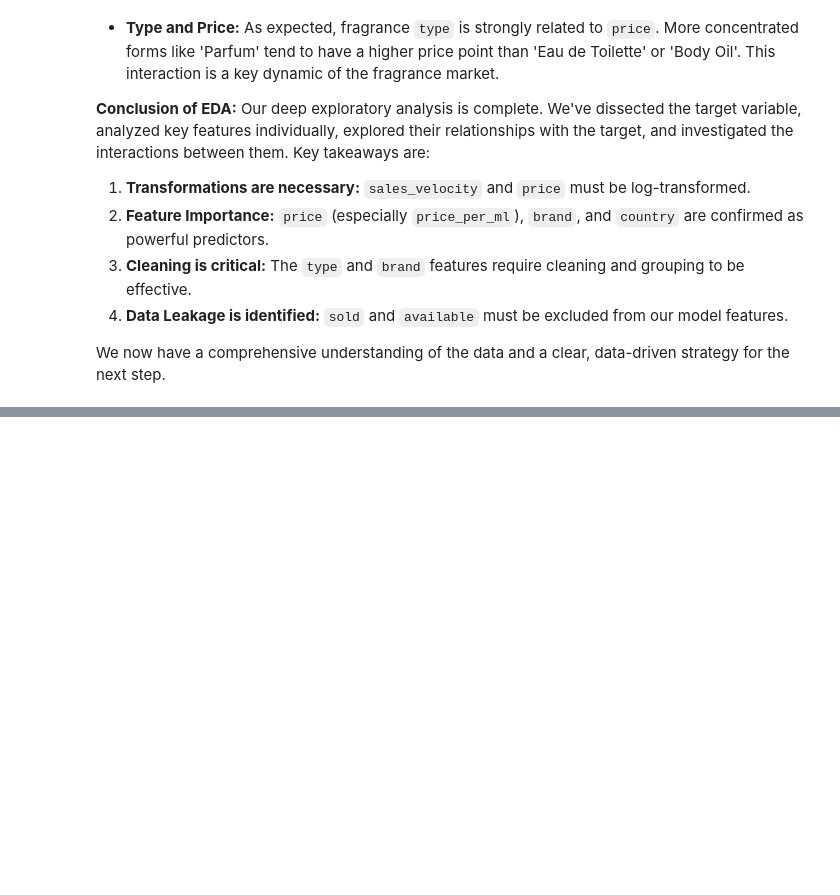
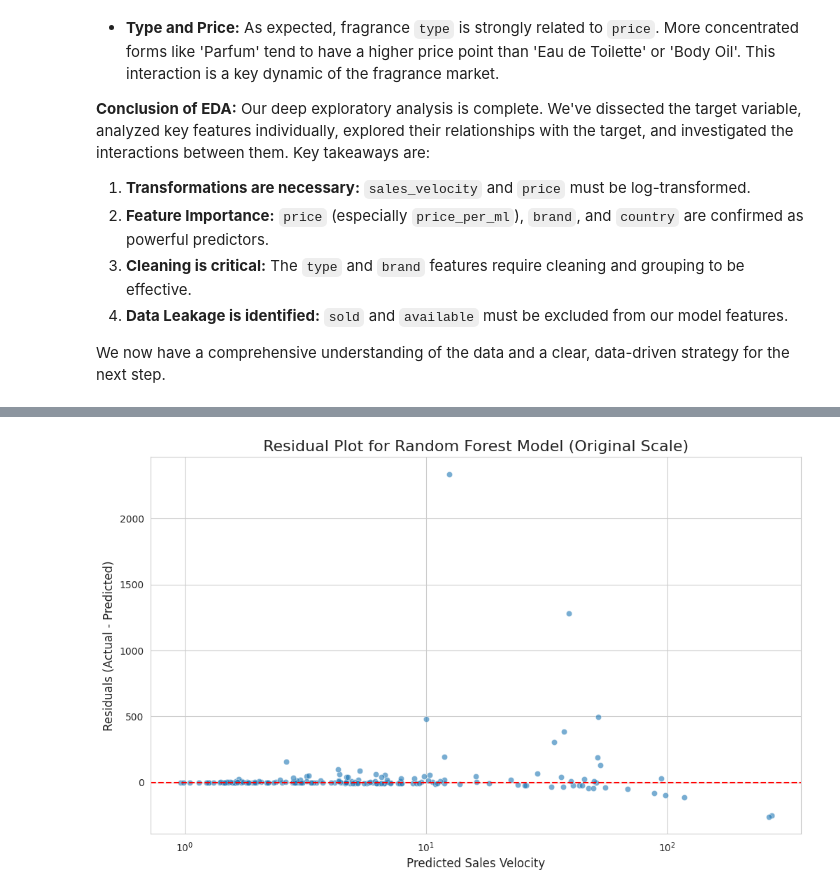
Before and after one commit to Altynbek38/parfume-project, a Jupyter notebook: parfume.ipynb, the cells around one changed output, grey strips where cells are left out. Saved outputs shown, nothing was run; the diff lists cells and outputs as text; code cells hidden in the pictures; blank space fills up the shorter version.

```diff
--- a/parfume.ipynb
+++ b/parfume.ipynb
@@ -687,0 +1002,28 @@ We now have a comprehensive understanding of the data and a clear, data-driven s
+# %%
+from sklearn.ensemble import RandomForestRegressor
+
+# Create a pipeline with the preprocessor and the Random Forest model
+rf_pipeline = Pipeline(steps=[
+    ('preprocessor', preprocessor),
+    ('regressor', RandomForestRegressor(n_estimators=100,
+                                        max_depth=10,
+                                        random_state=42,
+                                        n_jobs=-1)) # Use all available CPU cores
+])
+
+# Train the Random Forest pipeline
+rf_pipeline.fit(X_train, y_train)
+
+# Make predictions
+y_pred_log_rf = rf_pipeline.predict(X_test)
+
+# --- Evaluate the model ---
+y_pred_original_rf = np.expm1(y_pred_log_rf)
+rmse_rf = np.sqrt(mean_squared_error(y_test_original, y_pred_original_rf))
+mae_rf = mean_absolute_error(y_test_original, y_pred_original_rf)
+r2_rf = r2_score(y_test_original, y_pred_original_rf)
+
+print("--- Random Forest Regressor Evaluation (Original Scale) ---")
+print(f"Root Mean Squared Error (RMSE): {rmse_rf:.2f} sales/day")
+print(f"Mean Absolute Error (MAE): {mae_rf:.2f} sales/day")
+print(f"R-squared (R²): {r2_rf:.2f}")
@@ -687,0 +1065,14 @@ We now have a comprehensive understanding of the data and a clear, data-driven s
+# %%
+# Calculate residuals for the Random Forest model
+residuals_rf = y_test_original - y_pred_original_rf
+
+plt.figure(figsize=(12, 7))
+sns.scatterplot(x=y_pred_original_rf, y=residuals_rf, alpha=0.6)
+plt.axhline(0, color='red', linestyle='--')
+plt.title('Residual Plot for Random Forest Model (Original Scale)', fontsize=16)
+plt.xlabel('Predicted Sales Velocity', fontsize=12)
+plt.ylabel('Residuals (Actual - Predicted)', fontsize=12)
+plt.xscale('log') # Use log scale on x-axis to better see the distribution
+plt.show()
+# %% [output]
+[figure, added]
```
Also changed, not shown: parts of 45 cells of this notebook, 4 other files.
